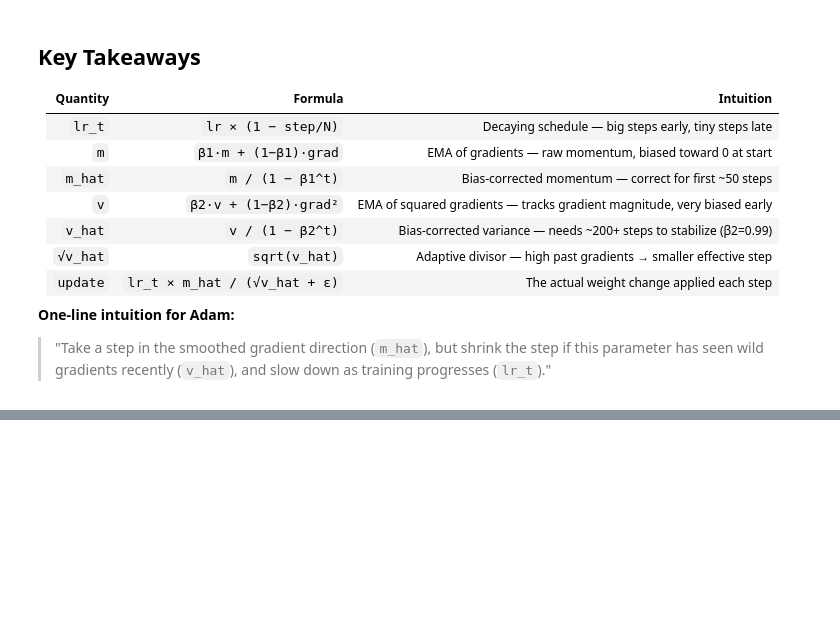
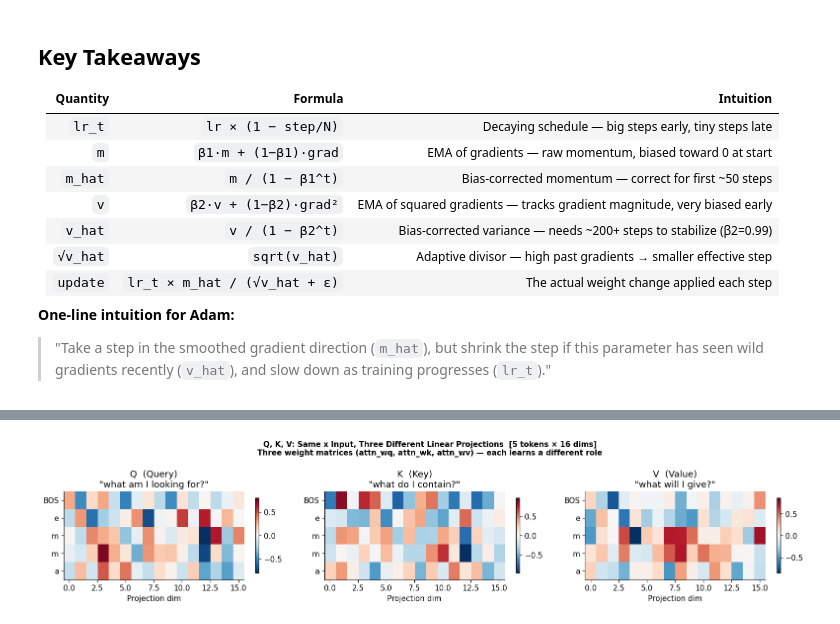
Before and after one commit to abhishek-marathe04/learning, a Jupyter notebook: ai_engineering/microgpt/microgpt.ipynb, the cells around one changed output, grey strips where cells are left out. Saved outputs shown, nothing was run; the diff lists cells and outputs as text; code cells hidden in the pictures; blank space fills up the shorter version.

```diff
--- a/ai_engineering/microgpt/microgpt.ipynb
+++ b/ai_engineering/microgpt/microgpt.ipynb
@@ -601,0 +769,24 @@ plt.show()
+# %%
+fig, axes = plt.subplots(1, 3, figsize=(16, 3.5))
+cmap = 'RdBu_r'
+labels = ['Q  (Query)\n"what am I looking for?"',
+          'K  (Key)\n"what do I contain?"',
+          'V  (Value)\n"what will I give?"']
+colors_bar = ['tomato', 'steelblue', 'mediumseagreen']
+
+for ax, mat, label, col in zip(axes, [Q, K, V], labels, colors_bar):
+    vmax = np.abs(mat).max()
+    im = ax.imshow(mat, aspect='auto', cmap=cmap, vmin=-vmax, vmax=vmax)
+    ax.set_yticks(range(seq_len))
+    ax.set_yticklabels(token_names)
+    ax.set_xlabel('Projection dim')
+    ax.set_title(label)
+    plt.colorbar(im, ax=ax, shrink=0.85)
+
+plt.suptitle('Q, K, V: Same x Input, Three Different Linear Projections  [5 tokens × 16 dims]\n'
+             'Three weight matrices (attn_wq, attn_wk, attn_wv) — each learns a different role',
+             fontsize=11, fontweight='bold')
+plt.tight_layout()
+plt.show()
+# %% [output]
+[figure, added]
```
Also changed, not shown: parts of 20 cells of this notebook.
